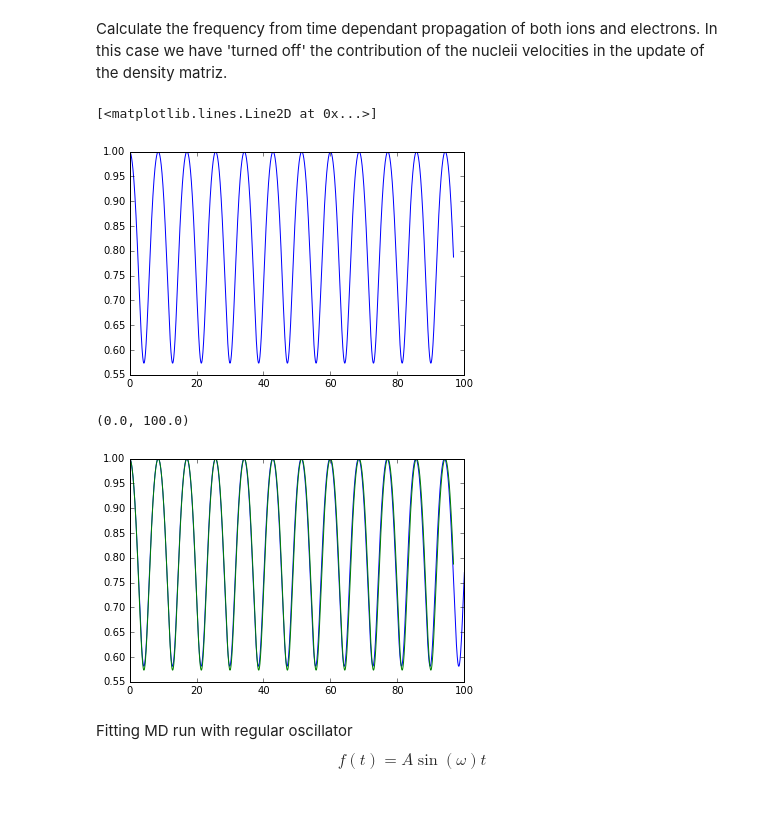
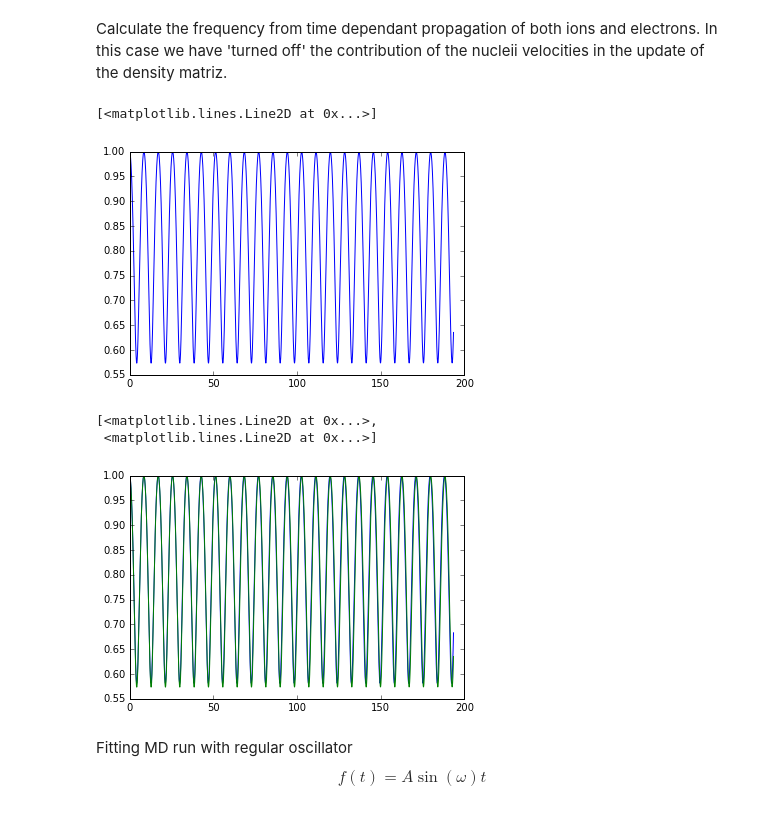
Before and after one commit to fbonafe/ipnbs, a Jupyter notebook: vib_freq_H2.ipynb, the cells around one changed output. Drawn from its saved outputs; the diff is of its cells as text; code cells hidden in the pictures.

```diff
--- a/vib_freq_H2.ipynb
+++ b/vib_freq_H2.ipynb
@@ -30,18 +30,18 @@ Calculate the frequency from time dependant propagation of both ions and electro
 # %%
 os.chdir('/home/fbonafe/dftb+/src/prg_dftb/test_dyn')
 dhh_elec = getdist('tdcoords.xyz')
-time_el = np.linspace(0,4000,80001) * 0.024189
+time_el = np.linspace(0,8000,40001) * 0.024189
 # %%
 plt.plot(time_el,dhh_elec)
 # %% [output]
 [<matplotlib.lines.Line2D at 0x...>]
-[figure, old version]
+[figure, new version]
 # %%
 plt.plot(time_bo,dhh_bomd,time_el,dhh_elec)
-plt.xlim(0.,100.)
 # %% [output]
-(0.0, 100.0)
+[<matplotlib.lines.Line2D at 0x...>,
+ <matplotlib.lines.Line2D at 0x...>]
-[figure, old version]
+[figure, new version]
 # %%
 from scipy.optimize import curve_fit
 
```
Also changed, not shown: parts of 5 cells of this notebook.
